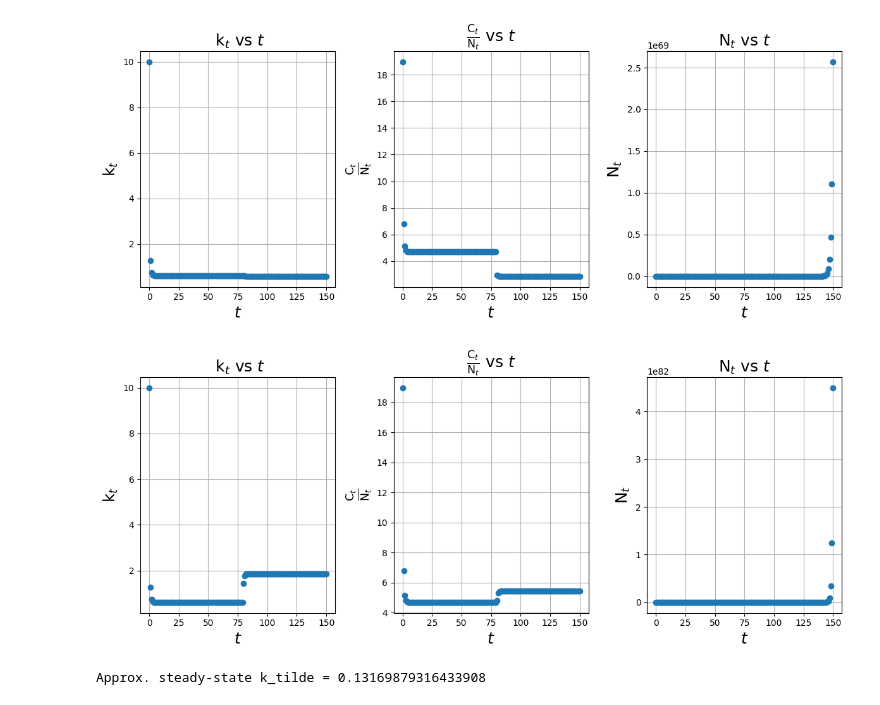
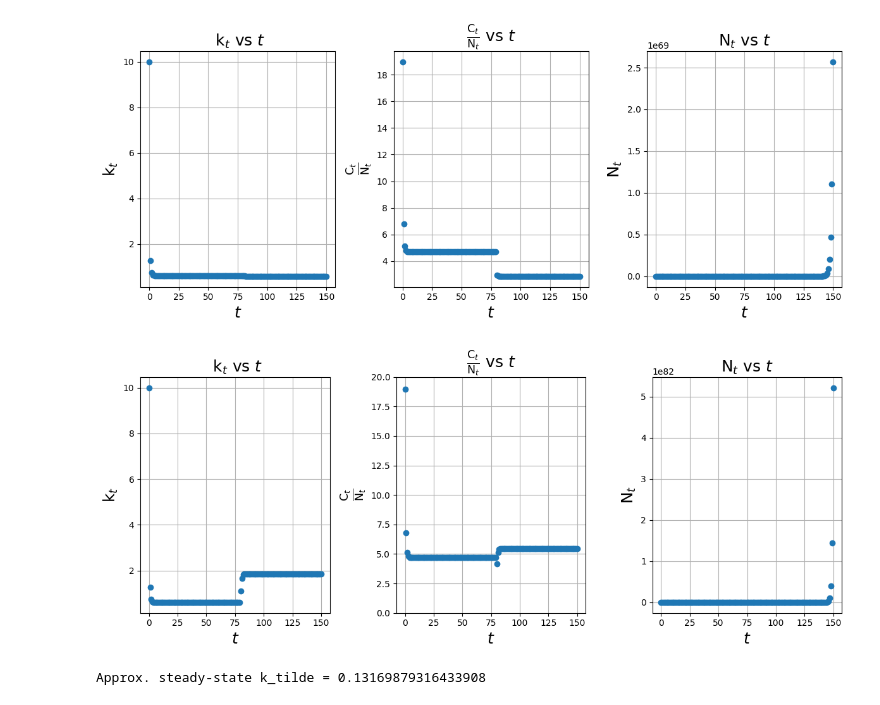
Before and after one commit to YingHanSu/NTU-Macroeconomics, a Jupyter notebook: HW1/HW1.ipynb, the cells around one changed output. Drawn from its saved outputs; the diff is of its cells as text; code cells hidden in the pictures.

```diff
--- a/HW1/HW1.ipynb
+++ b/HW1/HW1.ipynb
@@ -9,30 +9,3 @@ mpl.rcParams["lines.linestyle"] = "None"
 # %% [output]
 %pylab is deprecated, use %matplotlib inline and import the required libraries.
 Populating the interactive namespace from numpy and matplotlib
-# %%
-
-def output(N, z = 1/7):
-    L = 100
-    alpha = 0.5
-    return z*L**(alpha)*N**(1-alpha)
-def birth_rate(C , N):
-    return C/(2*N)
-def death_rate(C , N):
-    return 0.1-(C/(5*N))
-
-
-N0 = 50
-C0 = output(N0)
-Ct = [C0]
-Nt = [N0]
-Ct_Nt = [(C0/N0)]
-L = 100
-for k in range(17):
-    N_after = Nt[k] * (1 + birth_rate(Ct[k], Nt[k]) - death_rate(Ct[k], Nt[k]))
-    C_after = output(N_after)
-    Ct_Nt.append((C_after/N_after))
-    Nt.append(N_after)
-    Ct.append(C_after)
-
-    # Correct f-string formatting
-    print(f"t: {k}, C_{k} : {Ct[k]:.2f}, N_{k}: {Nt[k]:.2f}, Ct/Nt , {Ct_Nt[k]:.4f}, Birth:{Nt[k]*birth_rate(Ct[k], Nt[k]):.3f}, Death :{Nt[k]*death_rate(Ct[k], Nt[k]):.3f} ,   Nt+1 : {N_after:.2f}, L/Nt+1 : {L/N_after:.2f}" )
@@ -354,7 +314,7 @@ for k in range(150):
         Nt[k+1] = Nt_1(Nt[k])
         Kt[k+1] = Kt_1(Kt[k], Yt[k], s = 0.5)
         Yt[k+1] = Output(Kt[k+1], Nt[k+1])
-        St[k+1] = Savings(Yt[k+1])
+        St[k+1] = Savings(Yt[k+1], s= 0.5)
 axs[0].plot(np.linspace(0,150,151),Kt/Nt)
 # Add a 45° reference line (y = x)
 
@@ -511,6 +471,7 @@ Nt[0] = 100
 Yt[0] = Output(Kt[0],Nt[0])
 St[0] = Savings(Yt[0])
 Ct[0] = Consumptions(Yt[0])
+
 for k in range(150):
     if k < 79:
         Nt[k+1] = Nt_1(Nt[k] , Consumptions(Yt[k]))
@@ -518,35 +479,44 @@ for k in range(150):
         Yt[k+1] = Output3(Kt[k+1], Nt[k+1])
         St[k+1] = Savings(Yt[k+1])
         Ct[k+1] = Consumptions(Yt[k+1])
+    elif k == 79:
+        Nt[k+1] = Nt_1(Nt[k] , Consumptions(Yt[k], s = 0.25))
+        Kt[k+1] = Kt_1(Kt[k],Yt[k], s = 0.5)
+        Yt[k+1] = Output3(Kt[k+1], Nt[k+1])
+        St[k+1] = Savings(Yt[k+1], s = 0.5)
+        Ct[k+1] = Consumptions(Yt[k+1], s = 0.5)
     else:
         Nt[k+1] = Nt_1(Nt[k] , Consumptions(Yt[k], s = 0.5))
         Kt[k+1] = Kt_1(Kt[k],Yt[k], s = 0.5)
         Yt[k+1] = Output3(Kt[k+1], Nt[k+1])
         St[k+1] = Savings(Yt[k+1], s = 0.5)
         Ct[k+1] = Consumptions(Yt[k+1], s = 0.5)
+
 axs[0].plot(np.linspace(0,150,151),Kt/Nt)
 axs[0].set_xlabel(r'$t$', fontsize = 18)
 axs[0].set_ylabel(r'$\mathrm{k}_t$', fontsize = 18)
 axs[0].set_title(r' $\mathrm{k}_t$ vs $t$', fontsize = 18)
 axs[0].grid(True)
 
-axs[1].plot(np.linspace(0,150,151),(Yt-St)/Nt)
+axs[1].plot(np.linspace(0,150,151),Ct/Nt)
 # Add a 45° reference line (y = x)
 
 axs[1].set_xlabel(r'$t$', fontsize = 18)
 axs[1].set_ylabel(r'$\frac{\mathrm{C}_t}{\mathrm{N}_t}$', fontsize = 18)
 axs[1].set_title(r'$\frac{\mathrm{C}_t}{\mathrm{N}_t}$ vs $t$', fontsize = 18)
+axs[1].set_ylim(0,20)
+
 axs[1].grid(True)
 # Optionally, add a colorbar if you want to visualize the colormap scale
 axs[2].plot(np.linspace(0,150,151), Nt)
 axs[2].set_xlabel(r'$t$', fontsize = 18)
 axs[2].set_ylabel(r'${\mathrm{N}_t}$', fontsize = 18)
 axs[2].set_title(r'${\mathrm{N}_t}$ vs $t$', fontsize = 18)
 axs[2].grid(True)
 plt.tight_layout()  # You can adjust pad as needed; higher values increase spacing.
 savefig('3(d).pdf', format = 'pdf')
 # %% [output]
-[figure, old version]
+[figure, new version]
 # %%
 def Y_t(Kt,Nt, zt):
     alpha = 0.5
```
Also changed, not shown: parts of 6 cells of this notebook, 17 other files.
